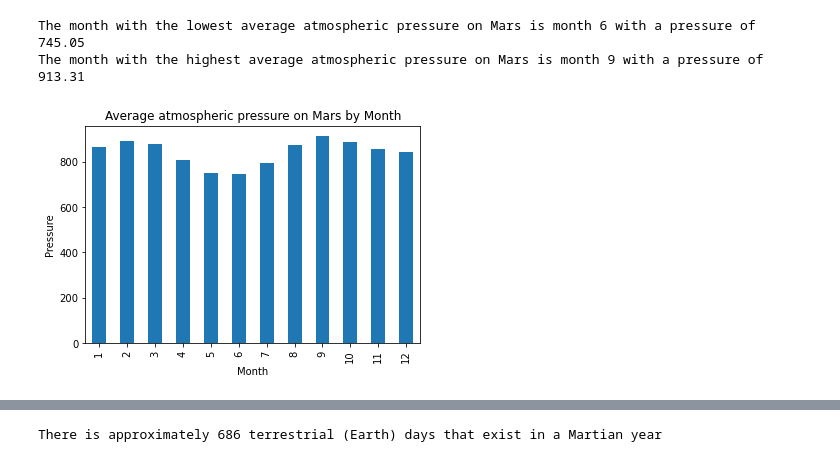
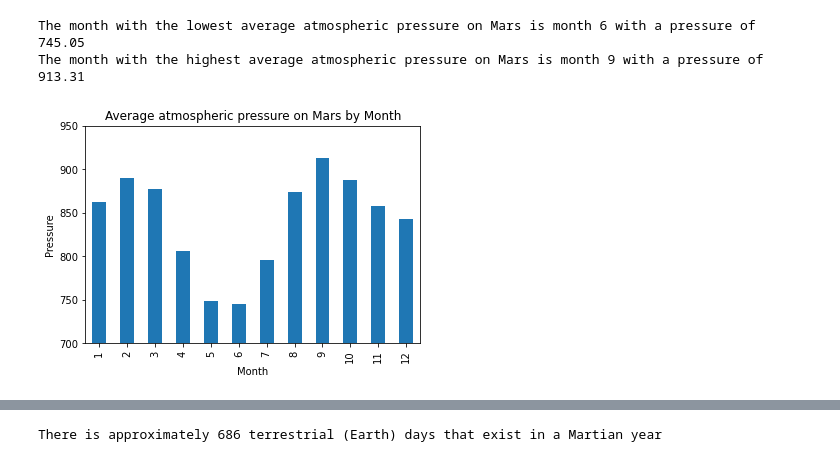
Before and after one commit to joshmartin33/web-scraping-challenge, a Jupyter notebook: mars_data_challenge_part_2.ipynb, the cells around one changed output, grey strips where cells are left out. Saved outputs shown, nothing was run; the diff lists cells and outputs as text; code cells hidden in the pictures.

```diff
--- a/mars_data_challenge_part_2.ipynb
+++ b/mars_data_challenge_part_2.ipynb
@@ -143,11 +172,19 @@ print(f"The month with the highest average atmospheric pressure on Mars is month
 The month with the lowest average atmospheric pressure on Mars is month 6 with a pressure of  745.05
 The month with the highest average atmospheric pressure on Mars is month 9 with a pressure of  913.31
 # %%
-# Plot the results as a bar chart.
+# Use Pandas Plotting with Matplotlib to plot the data
 mean_pressure_by_month.plot(kind='bar')
+
+# set axis label
 plt.ylabel("Pressure")
 plt.xlabel("Month")
+
+# Set y axis visible range
+plt.ylim(700, 950)
+
+# Set title
 plt.title("Average atmospheric pressure on Mars by Month")
+
 plt.show()
 # %% [output]
-[figure, old version]
+[figure, new version]
```
Also changed, not shown: parts of 25 cells of this notebook.
